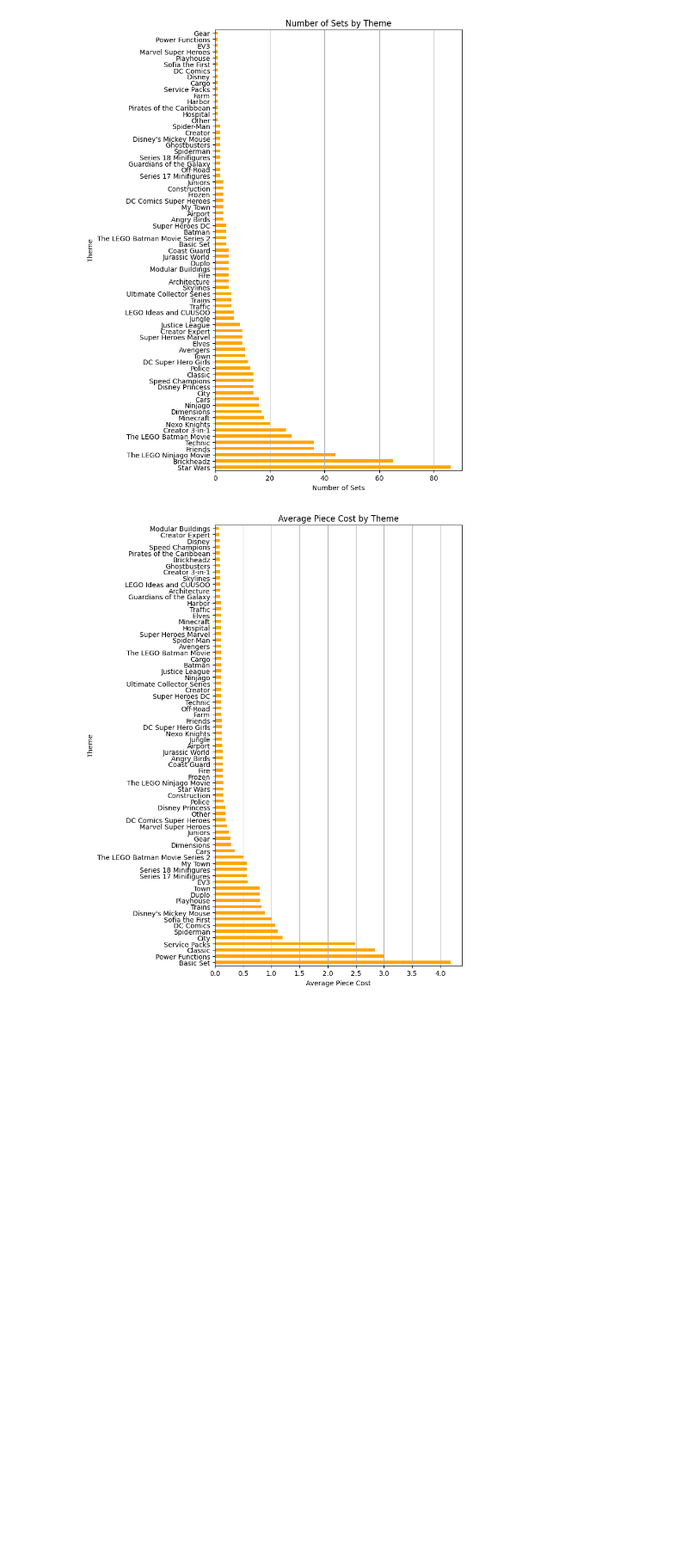
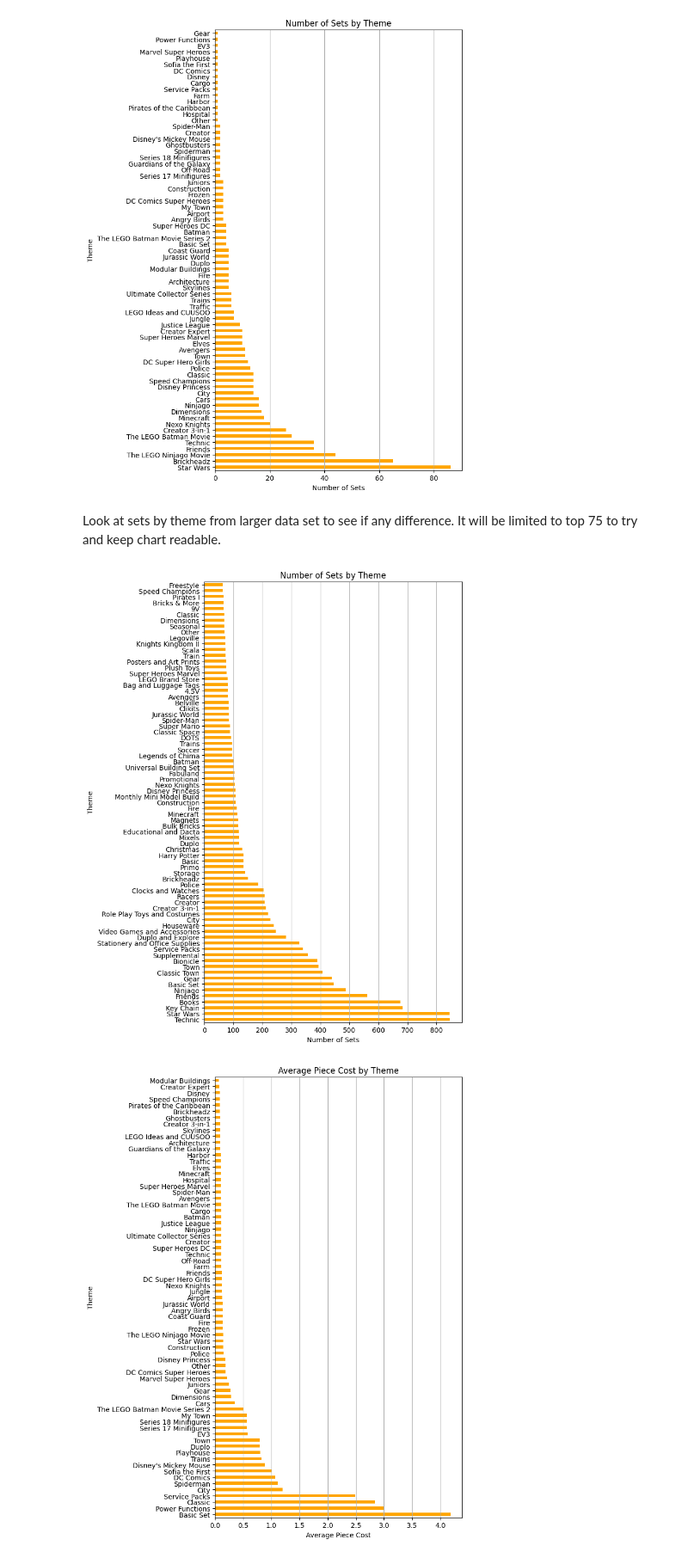
Before and after one commit to pointer-jen/CodeYou_DA_Jan_2025_Capstone, a Jupyter notebook: main.ipynb, the cells around one changed output. Shown: that part at 86% size. Drawn from its saved outputs; the diff is of its cells as text; code cells hidden in the pictures; blank space fills up the shorter version.

Commit message:
Updates to readme.md, main & data_cleaning

```diff
--- a/main.ipynb
+++ b/main.ipynb
@@ -20,6 +20,10 @@ print(df.head())
 
 # Close the connection
 conn.close()
+
+
+# to give more data for some charts that do not need the list price or reviews pulling data from the cleaned_lego_sets_and_themes.csv
+df_theme = pd.read_csv(r'data\cleaned_lego_sets_and_themes.csv')
 # %% [output]
    ages  list_price  num_reviews  piece_count  play_star_rating  \
 0  6-12       29.99          2.0          277               4.0
@@ -196,6 +185,25 @@ plt.tight_layout()
 plt.show()
 # %% [output]
 [figure]
+# %% [markdown]
+Look at sets by theme from larger data set to see if any difference.  It will be limited to top 75 to try and keep chart readable.
+# %%
+# Create a bar chart based on top 75 theme from cleaned lego sets and themes instead of combined data.
+sets_by_theme_more = df_theme['theme_name'].value_counts()
+top_75_themes = sets_by_theme_more.nlargest(75)
+# Create a bar chart
+plt.figure(figsize=(8, 10))
+top_75_themes.plot(kind='barh', color='orange')
+plt.title('Number of Sets by Theme')
+plt.xlabel('Number of Sets')
+plt.ylabel('Theme')
+plt.grid(axis='x')
+plt.tight_layout()
+
+# Show the plot
+plt.show()
+# %% [output]
+[figure, added]
 # %%
 # Create a bar chart based on theme average piece cost
 sets_by_theme = df['theme_name'].value_counts().sort_index()
```
Also changed, not shown: parts of 11 cells of this notebook, 3 other files.
